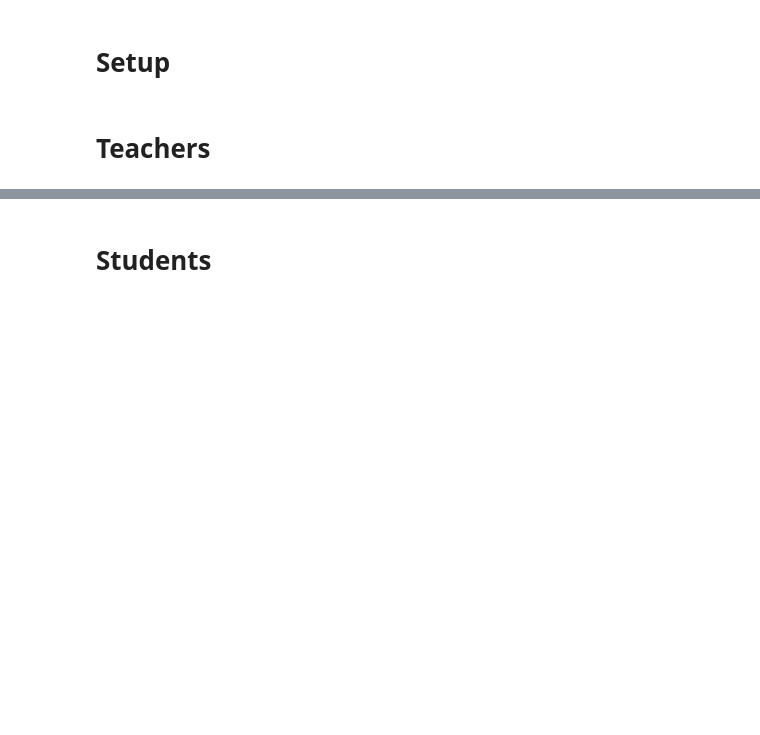
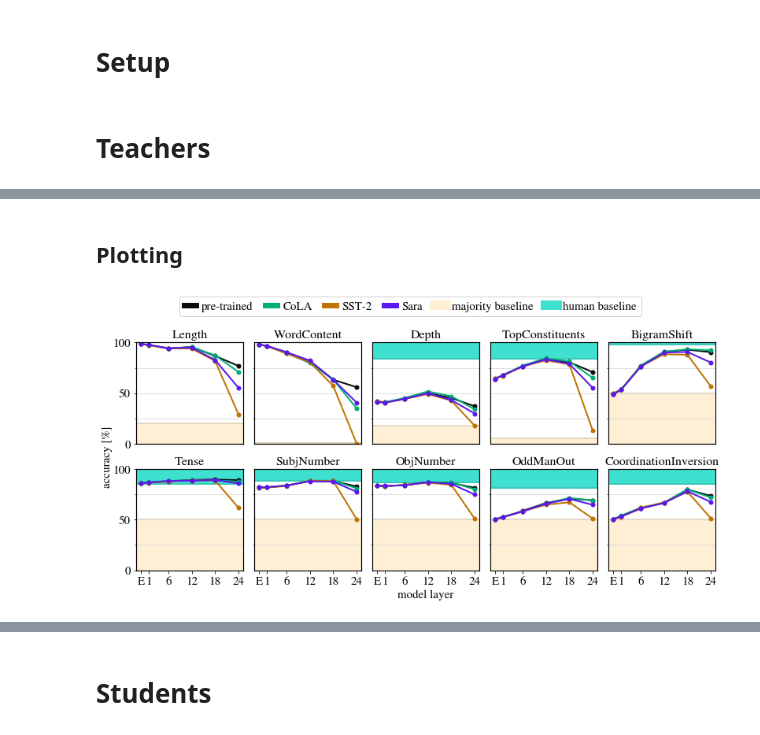
Before and after one commit to samsucik/knowledge-distil-bert, a Jupyter notebook: experiments/analysis/Probing.ipynb, the cells around one changed output, grey strips where cells are left out. Saved outputs shown, nothing was run; the diff lists cells and outputs as text; code cells hidden in the pictures; blank space fills up the shorter version.

```diff
--- a/experiments/analysis/Probing.ipynb
+++ b/experiments/analysis/Probing.ipynb
@@ -156,0 +100,58 @@ fig.savefig("img/probing_master.pdf")
+# %%
+yticks_major = np.arange(3)*50
+yticks_minor = np.arange(5)*25
+def make_probing_axis(ax, probing_task="Length"):
+    probing_task_idx = task_names.index(probing_task)
+    ax.set_yticks(yticks_major, minor=False)
+    ax.set_yticks(yticks_minor, minor=True)
+    ax.set_ylim(0, 100)
+    xs_baseline = ax.get_xlim()
+    ax.fill_between(xs_baseline, 0, baselines["majority"][probing_task_idx],
+                    facecolor=baseline_colours["majority"], zorder=0)
+    ax.fill_between(xs_baseline, baselines["human"][probing_task_idx], 100,
+                    facecolor=baseline_colours["human"], zorder=0)
+    for b in ["majority", "human"]:
+        ax.axhline(baselines[b][probing_task_idx], c=modify_cl(baseline_colours[b], 0.9), zorder=0)
+    ax.set_xlim(*xs_baseline)
+    ax.grid(axis="y", color=grid_colour, which="both", zorder=1)
+    ax.set_axisbelow(True)
+    [s.set_linewidth(1.2) for s in [ax.spines[k] for k in ["top", "bottom"]]]
+    [s.set_linewidth(1.2) for s in [ax.spines[k] for k in ["right", "left"]]]
+# %% [markdown]
+## Plotting
+# %%
+reload(P)
+ncols = 5
+nrows = T//ncols
+fig, axs = plt.subplots(nrows=nrows, ncols=ncols, figsize=(11, 5.5), sharex=True, sharey=True,
+                       gridspec_kw={"wspace": 0.1, "hspace": .25})
+for i, task_name in enumerate(task_names):
+    for j, glue_task in enumerate(["pre-trained"] + P.glue_tasks):
+        row, col = i//ncols, i % ncols
+        ax = axs[row, col]
+        xs, ys, xlabels = get_data(model="teacher", task=glue_task, probing_task=task_name)
+        ax.plot(xs, ys, c=P.glue_task_colours[glue_task], lw=2, markersize=5, marker="o",
+                label=glue_task, zorder=2)
+        ax.set_title(task_name, fontdict={"fontsize": 16})
+        ax.set_xticks(xs)
+        ax.set_xticklabels(xlabels)
+        make_probing_axis(ax, probing_task=task_name)
+        if col > 0:
+            ax.tick_params("y", left=False, labelleft=False, right=False, labelright=False, length=0)
+        if row < nrows-1:
+            ax.tick_params("x", bottom=False, labelbottom=False)
+ax.legend()
+additional_leg_entries = [P.new_legend_entry(c=baseline_colours[b], label=b + " baseline", lw=12)
+                          for b in ["majority", "human"]]
+P.unify_legend_outside(fig, axs, legcols=0, position="top", additional_handles=additional_leg_entries)
+P.add_overall_axislabel(fig, "accuracy [%]", axis="y", pad=8)
+P.add_overall_axislabel(fig, "model layer", axis="x", pad=8)
+plt.subplots_adjust(
+    left  = 0.06,
+    right = 0.99,
+    bottom = 0.11,
+    top = 0.84)
+plt.show()
+fig.savefig("img/probing_teachers.pdf")
+# %% [output]
+[figure, added]
```
Also changed, not shown: parts of 5 cells of this notebook, 20 other files.
